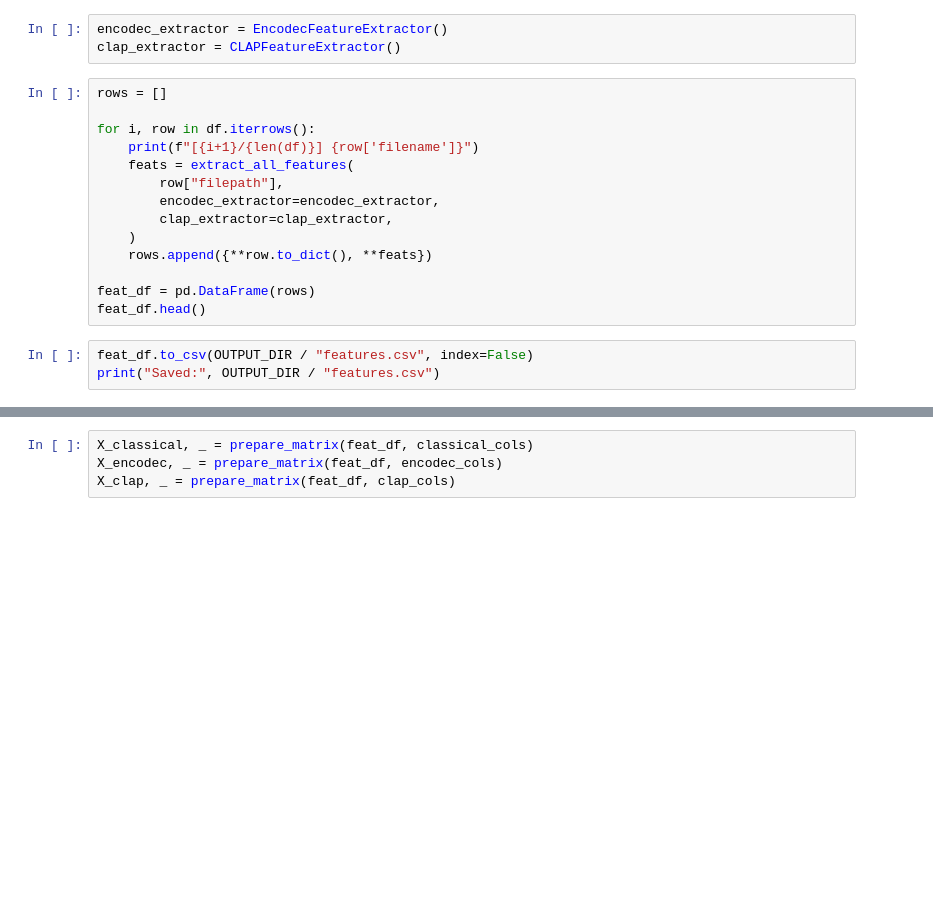
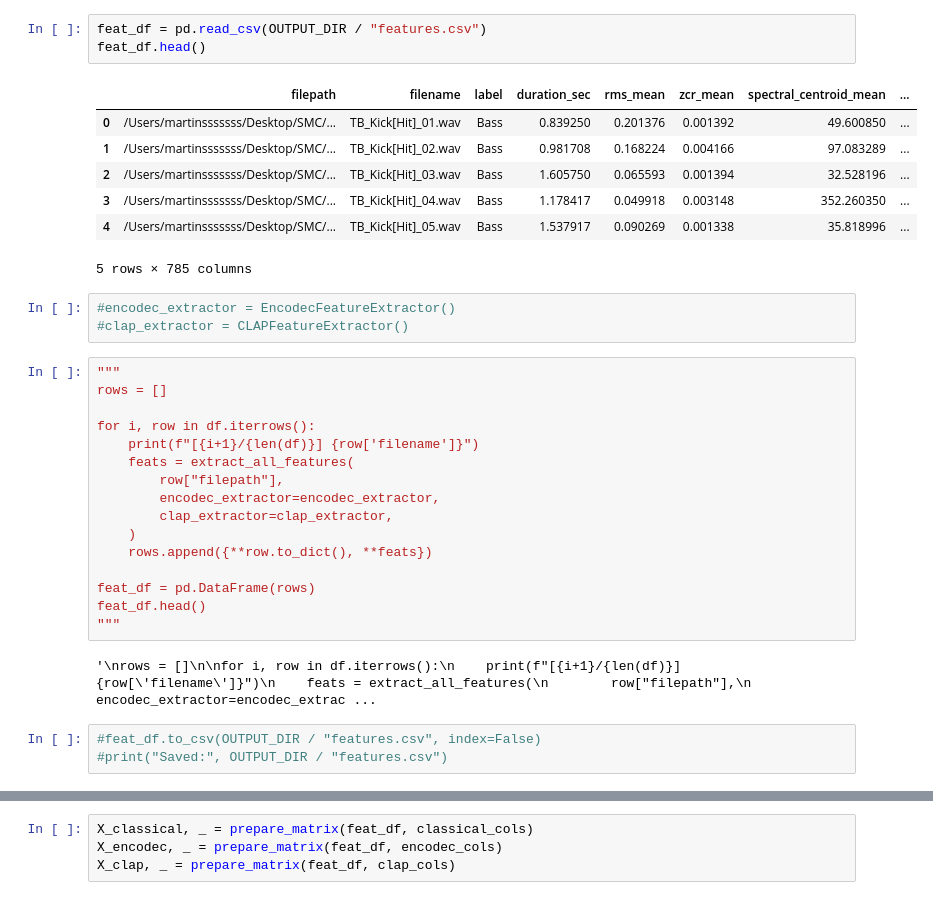
Before and after one commit to martiinsssssss/techno-representation, a Jupyter notebook: techno_audio_representations.ipynb, the cells around one changed output, grey strips where cells are left out. Drawn from its saved outputs; the diff is of its cells as text; blank space fills up the shorter version.

```diff
--- a/techno_audio_representations.ipynb
+++ b/techno_audio_representations.ipynb
@@ -30,7 +109,19 @@ print(df["label"].value_counts())
+# %%
+feat_df = pd.read_csv(OUTPUT_DIR / "features.csv")
+feat_df.head()
+# %% [output]
+|  | filepath | filename | label | duration_sec | rms_mean | zcr_mean | spectral_centroid_mean | ... |
+| 0 | /Users/martinsssssss/Desktop/SMC/... | TB_Kick[Hit]_01.wav | Bass | 0.839250 | 0.201376 | 0.001392 | 49.600850 | ... |
+| 1 | /Users/martinsssssss/Desktop/SMC/... | TB_Kick[Hit]_02.wav | Bass | 0.981708 | 0.168224 | 0.004166 | 97.083289 | ... |
+| 2 | /Users/martinsssssss/Desktop/SMC/... | TB_Kick[Hit]_03.wav | Bass | 1.605750 | 0.065593 | 0.001394 | 32.528196 | ... |
+| 3 | /Users/martinsssssss/Desktop/SMC/... | TB_Kick[Hit]_04.wav | Bass | 1.178417 | 0.049918 | 0.003148 | 352.260350 | ... |
+| 4 | /Users/martinsssssss/Desktop/SMC/... | TB_Kick[Hit]_05.wav | Bass | 1.537917 | 0.090269 | 0.001338 | 35.818996 | ... |
+5 rows × 785 columns
 # %%
-encodec_extractor = EncodecFeatureExtractor()
-clap_extractor = CLAPFeatureExtractor()
+#encodec_extractor = EncodecFeatureExtractor()
+#clap_extractor = CLAPFeatureExtractor()
 # %%
+"""
 rows = []
 
 for i, row in df.iterrows():
@@ -44,9 +135,12 @@ for i, row in df.iterrows():
 
 feat_df = pd.DataFrame(rows)
 feat_df.head()
+"""
+# %% [output]
+'\nrows = []\n\nfor i, row in df.iterrows():\n    print(f"[{i+1}/{len(df)}] {row[\'filename\']}")\n    feats = extract_all_features(\n        row["filepath"],\n        encodec_extractor=encodec_extrac ...
 # %%
-feat_df.to_csv(OUTPUT_DIR / "features.csv", index=False)
-print("Saved:", OUTPUT_DIR / "features.csv")
+#feat_df.to_csv(OUTPUT_DIR / "features.csv", index=False)
+#print("Saved:", OUTPUT_DIR / "features.csv")
 # %%
 classical_cols, encodec_cols, clap_cols = split_feature_sets(feat_df)
 
```
Also changed, not shown: parts of 29 cells of this notebook.
